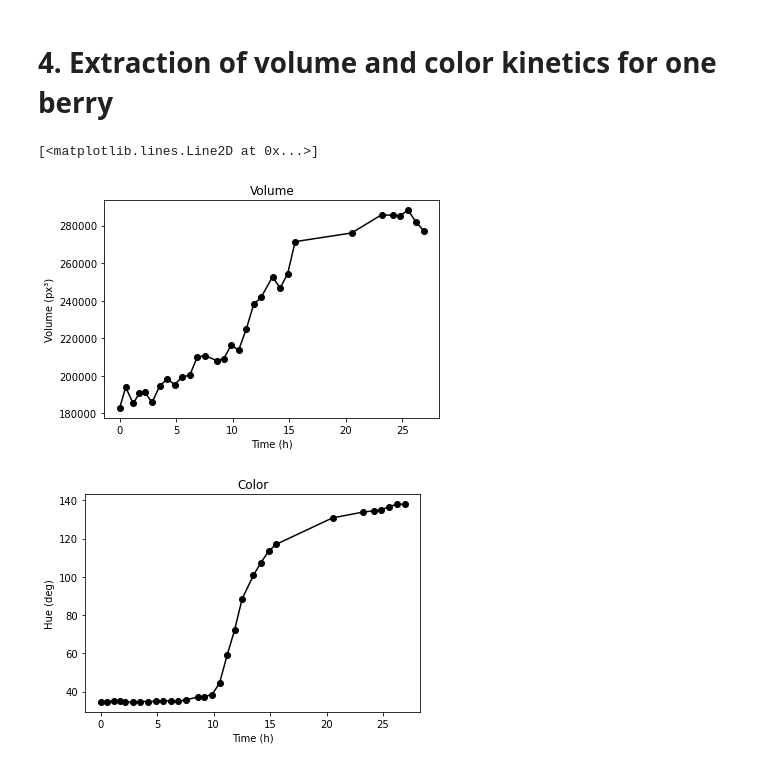
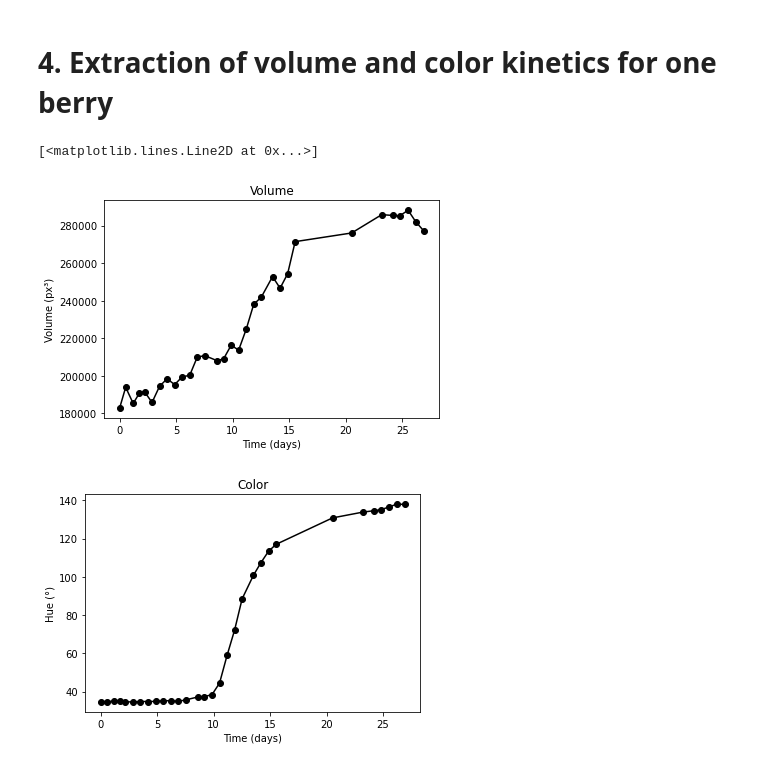
Before and after one commit to openalea/deepberry, a Jupyter notebook: examples/tracking.ipynb, the cells around one changed output. Saved outputs shown, nothing was run; the diff lists cells and outputs as text; code cells hidden in the pictures.

```diff
--- a/examples/tracking.ipynb
+++ b/examples/tracking.ipynb
@@ -12,7 +14,7 @@ from deepberry.src.openalea.deepberry.temporal import distance_matrix, points_se
 
 ### (Images: Phenoarch 2021 - plantid 7794 - angle 120° - half of tasks)
 # %%
-fd = 'deepberry/examples/data/temporal'
+fd = datadir + '/temporal'
 segmentation_time_series = {int(f.split('.csv')[0]): pd.read_csv(fd + '/' + f) for f in os.listdir(fd)}
 # %% [markdown]
 # 2. Computes the distance matrix of the time-series
@@ -48,8 +52,13 @@ Text(0, 0.5, '$j$')
 # %% [markdown]
 ## Tracks berry center positions over the time-series, using the distance matrix
 # %%
-berry_ids = points_sets_alignment(points_sets=points_sets, dist_mat=M)
+set_threshold = 8 # distance threshold used to find pair of close time-points in the distance matrix (red points)
+berry_threshold = 16 # distance threshold to allow a match between two berries (after deforming one of the two point
+# sets with point-set registration)
 
+berry_ids = tracking(points_sets=points_sets, dist_mat=M, set_threshold=set_threshold, berry_threshold=berry_threshold)
+
+# merge the tracking results in an easy-to-use dataframe
 tracking = []
 for k, (t, ellipse_set) in enumerate(segmentation_time_series.items()):
     ellipse_set.loc[:, 'berryid'] = berry_ids[k]
@@ -82,21 +92,21 @@ for k, task in enumerate(sorted(np.random.choice(tracking['task'].unique(), 5, r
 # %% [markdown]
 # 4. Extraction of volume and color kinetics for one berry
 # %%
+# select a berry
 berryid = tracking[tracking['berryid'] != -1].groupby('berryid').size().sort_values().index[-3]
-
 s = tracking[tracking['berryid'] == berryid]
 
 plt.figure()
 plt.title('Volume')
-plt.xlabel('Time (h)')
+plt.xlabel('Time (days)')
 plt.ylabel('Volume (px³)')
 plt.plot(s['t'], s['volume'], 'k-o')
 plt.figure()
-plt.xlabel('Time (h)')
-plt.ylabel('Hue (deg)')
+plt.xlabel('Time (days)')
+plt.ylabel('Hue (°)')
 plt.title('Color')
 plt.plot(s['t'], s['hue_scaled'], 'k-o')
 # %% [output]
 [<matplotlib.lines.Line2D at 0x...>]
-[figure, old version]
+[figure, new version]
-[figure, old version]
+[figure, new version]
```
Also changed, not shown: parts of 7 cells of this notebook, 30 other files.
